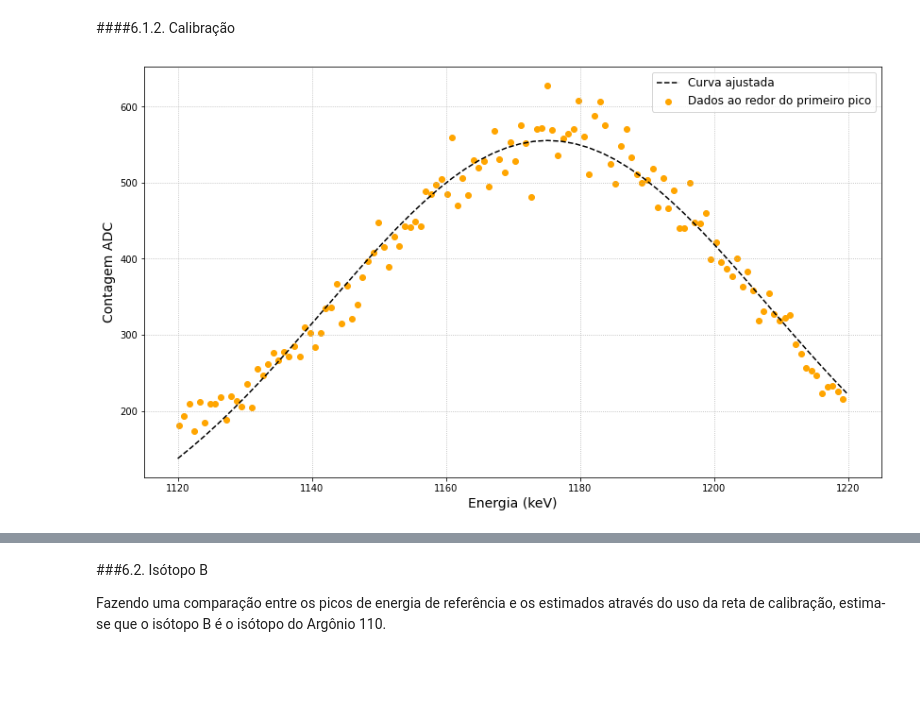
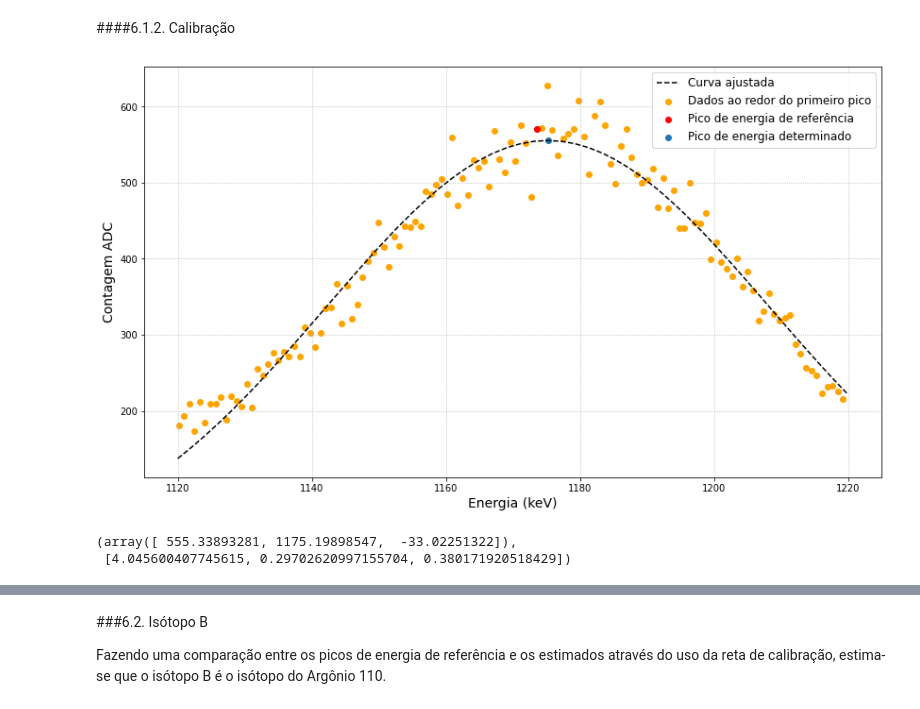
Before and after one commit to goulartsursula/DisciplinasUERJ, a Jupyter notebook: Estrutura da Materia 3/EspectroscopiaGama.ipynb, the cells around one changed output, grey strips where cells are left out. Saved outputs shown, nothing was run; the diff lists cells and outputs as text; code cells hidden in the pictures; blank space fills up the shorter version.

```diff
--- a/Estrutura da Materia 3/EspectroscopiaGama.ipynb
+++ b/Estrutura da Materia 3/EspectroscopiaGama.ipynb
@@ -458,25 +458,32 @@ plt.grid(linestyle='dotted')
 # %%
 #Primeiro pico
 def Gauss1A(x, A, mean, sigma): #Gaussiana para o primeiro pico
     return A * np.exp(-0.5 * np.square((x - mean) / sigma))
 
 sigma = np.sqrt(dataA_peak_1['Energy'])
 p0 = (1000, 1170, 100) #Condições iniciais: valor máximo de y, estimativa da média, xmax - xmin
 
 popt1A, pcov1A = curve_fit(Gauss1A, dataA_peak_1['Energy'], dataA_peak_1['Counts'], sigma=sigma, p0=p0) #print A, mean, sigma
 
 error1A = [np.sqrt(pcov1A[i, i]) for i in np.arange(3)]
 
 fig = plt.subplots(figsize=(14,8))
 
 x1_A = np.linspace(1120, 1220)
 plt.plot(x1_A, Gauss1A(x1_A, *popt1A), linestyle='--', c='black', label='Curva ajustada')
 plt.scatter(dataA_peak_1['Energy'], dataA_peak_1['Counts'], c='orange', label='Dados ao redor do primeiro pico')
+plt.scatter(1173.505655, 571, c='r', label='Pico de energia de referência')
+plt.scatter(popt1A[1],popt1A[0], label='Pico de energia determinado')
 plt.xlabel('Energia (keV)', fontsize='14')
 plt.ylabel('Contagem ADC', fontsize='14')
 plt.legend(fontsize='12')
 plt.savefig('Peak1Fit_A.png', transparent = True)
 plt.grid(linestyle='dotted')
 # %% [output]
-[figure, old version]
+[figure, new version]
+# %%
+popt1A, error1A
+# %% [output]
+(array([ 555.33893281, 1175.19898547,  -33.02251322]),
+ [4.045600407745615, 0.29702620997155704, 0.380171920518429])
 # %%
```
Also changed, not shown: parts of 24 cells of this notebook.
